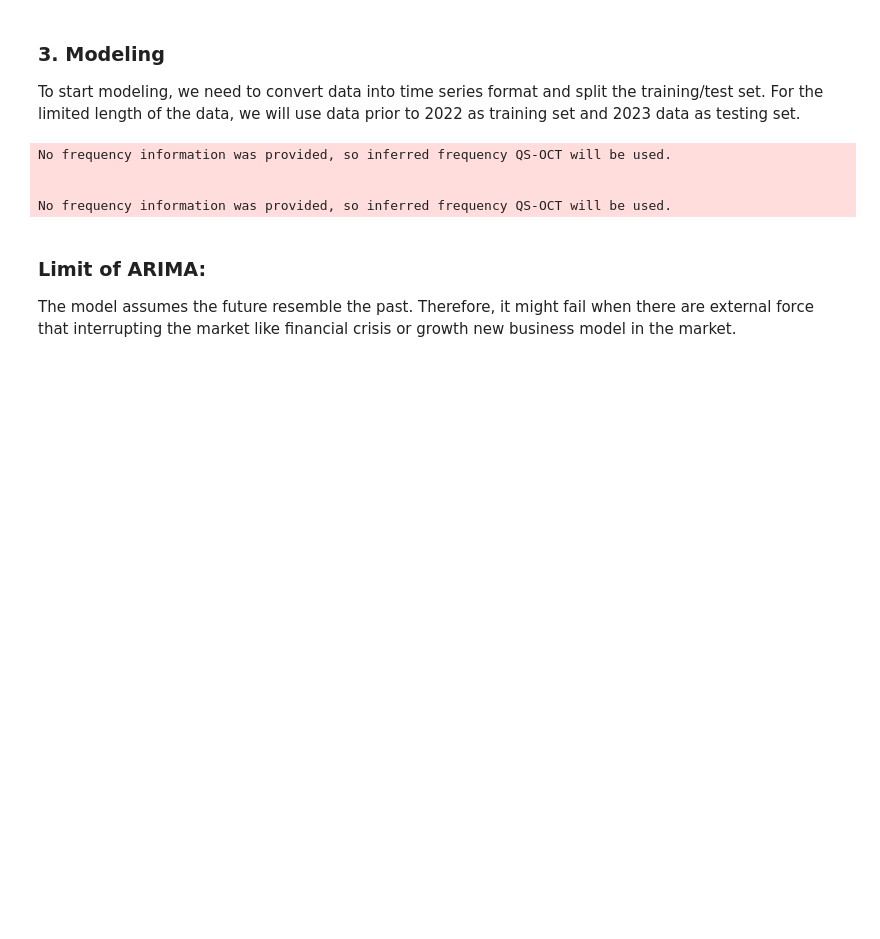
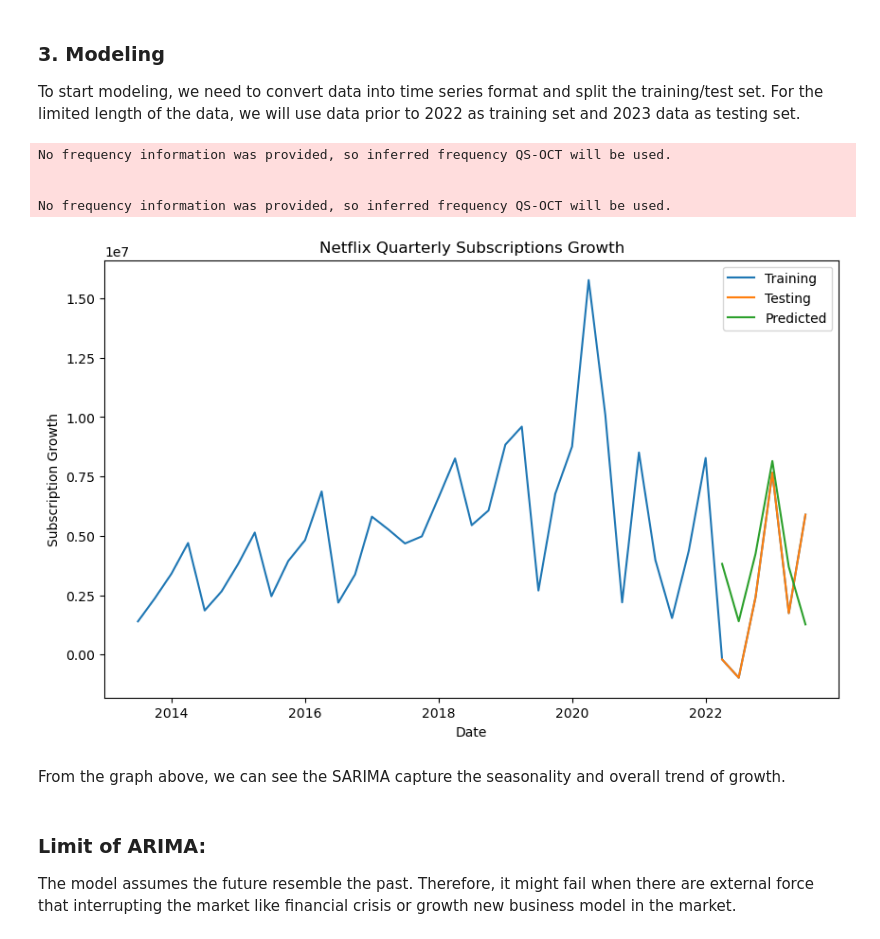
Before and after one commit to alex77y/Netflix-Subscription-Forecast, a Jupyter notebook: Netflix_subscription_forecast/Analysis.ipynb, the cells around one changed output. Saved outputs shown, nothing was run; the diff lists cells and outputs as text; code cells hidden in the pictures; blank space fills up the shorter version.

```diff
--- a/Netflix_subscription_forecast/Analysis.ipynb
+++ b/Netflix_subscription_forecast/Analysis.ipynb
@@ -135,7 +131,7 @@ from statsmodels.tsa.statespace.sarimax import SARIMAX
 # %%
-model = SARIMAX(train, order = (1,1,1), seasonal_order = (1,1,1,4))
-model  = model.fit()
-prediction = model.predict(start = len(train), end = len(train) + test.shape[0]-1)
+model = SARIMAX(train,order = (1,1,1), seasonal_order=(0,1,0,4))
+model = model.fit()
+prediction  =model.predict(start=len(train), end=len(train) + len(test) - 1)
 # %% [output]
 No frequency information was provided, so inferred frequency QS-OCT will be used.
 
@@ -157,6 +153,31 @@ fig.update_layout(title='Netflix Quarterly Subscriptions Growth',
                   yaxis_title='Subscription Growth')
 
 fig.show()
+# %%
+#Plt was utlized for its compatability with Github graph
+plt.figure(figsize=(10, 6))
+
+# Plot the training data
+plt.plot(df['Date'][1:], differenced_series, label='Training', linestyle='-', marker=None)
+
+# Plot the testing data
+plt.plot(df['Date'][-6:], test, label='Testing', linestyle='-', marker=None)
+
+# Plot the predicted data
+plt.plot(df['Date'][-6:], prediction, label='Predicted', linestyle='-', marker=None)
+
+# Adding title and labels
+plt.title('Netflix Quarterly Subscriptions Growth')
+plt.xlabel('Date')
+plt.ylabel('Subscription Growth')
+
+plt.legend()
+
+plt.show()
+# %% [output]
+[figure, added]
+# %% [markdown]
+From the graph above, we can see the SARIMA capture the seasonality and overall trend of growth.
 # %% [markdown]
 ### Limit of ARIMA:
 
```
Also changed, not shown: parts of 4 cells of this notebook.
